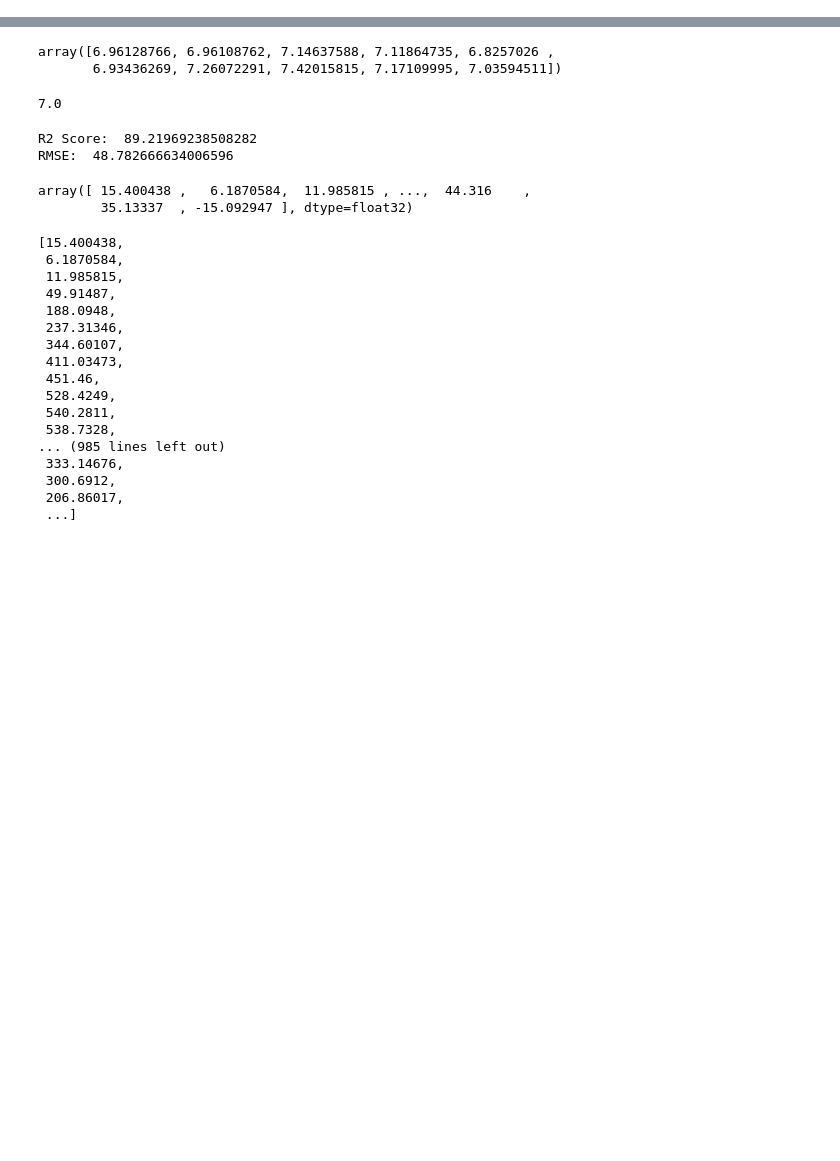
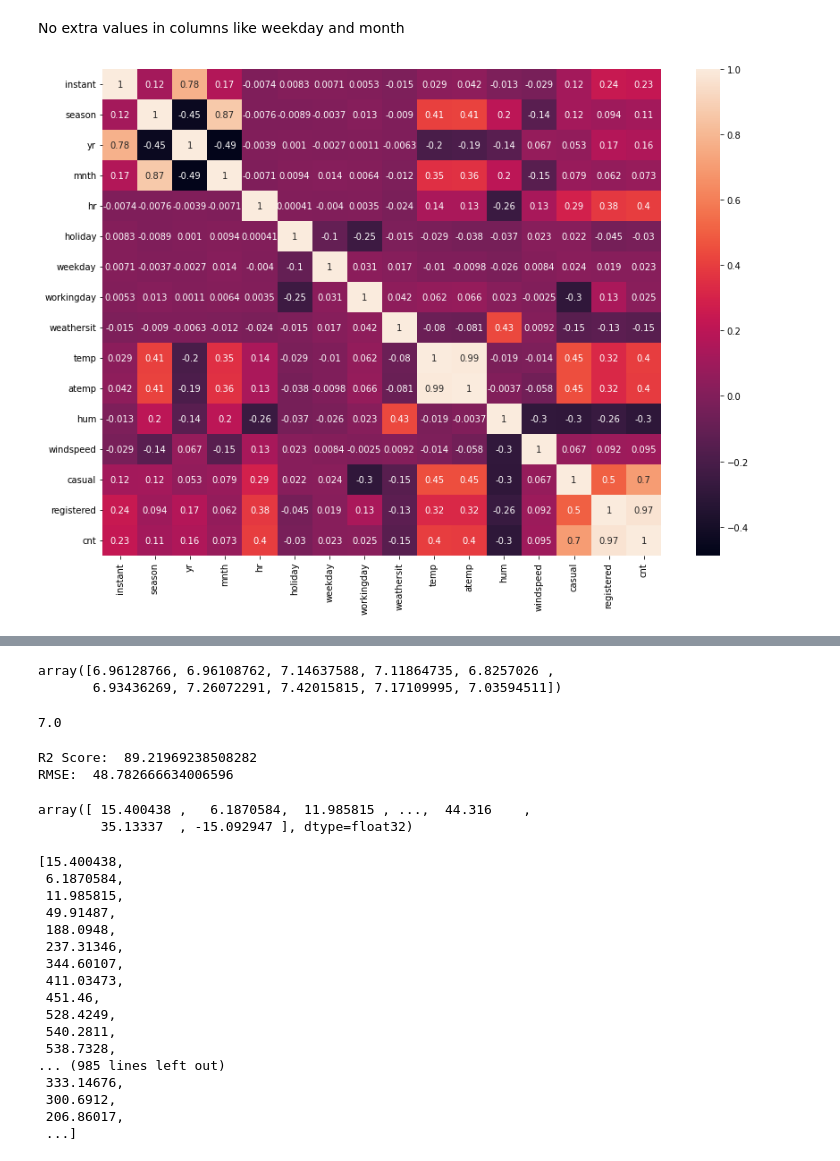
Before and after one commit to KevinG91/Bike_rental_machine_learning, a Jupyter notebook: Bikes_Learning.ipynb, the cells around one changed output, grey strips where cells are left out. Cells and saved outputs as stored; diff of their text form; code cells hidden in the pictures; blank space fills up the shorter version.

```diff
--- a/Bikes_Learning.ipynb
+++ b/Bikes_Learning.ipynb
@@ -18,0 +93,8 @@ Index(['instant', 'dteday', 'season', 'yr', 'mnth', 'hr', 'holiday', 'weekday',
+# %% [markdown]
+No extra values in columns like weekday and month
+# %%
+plt.figure(figsize=(14,10))
+sns.heatmap(bikes_train.corr(), annot=True)
+plt.show()
+# %% [output]
+[figure, added]
```
Also changed, not shown: parts of 18 cells of this notebook, 3 other files.
